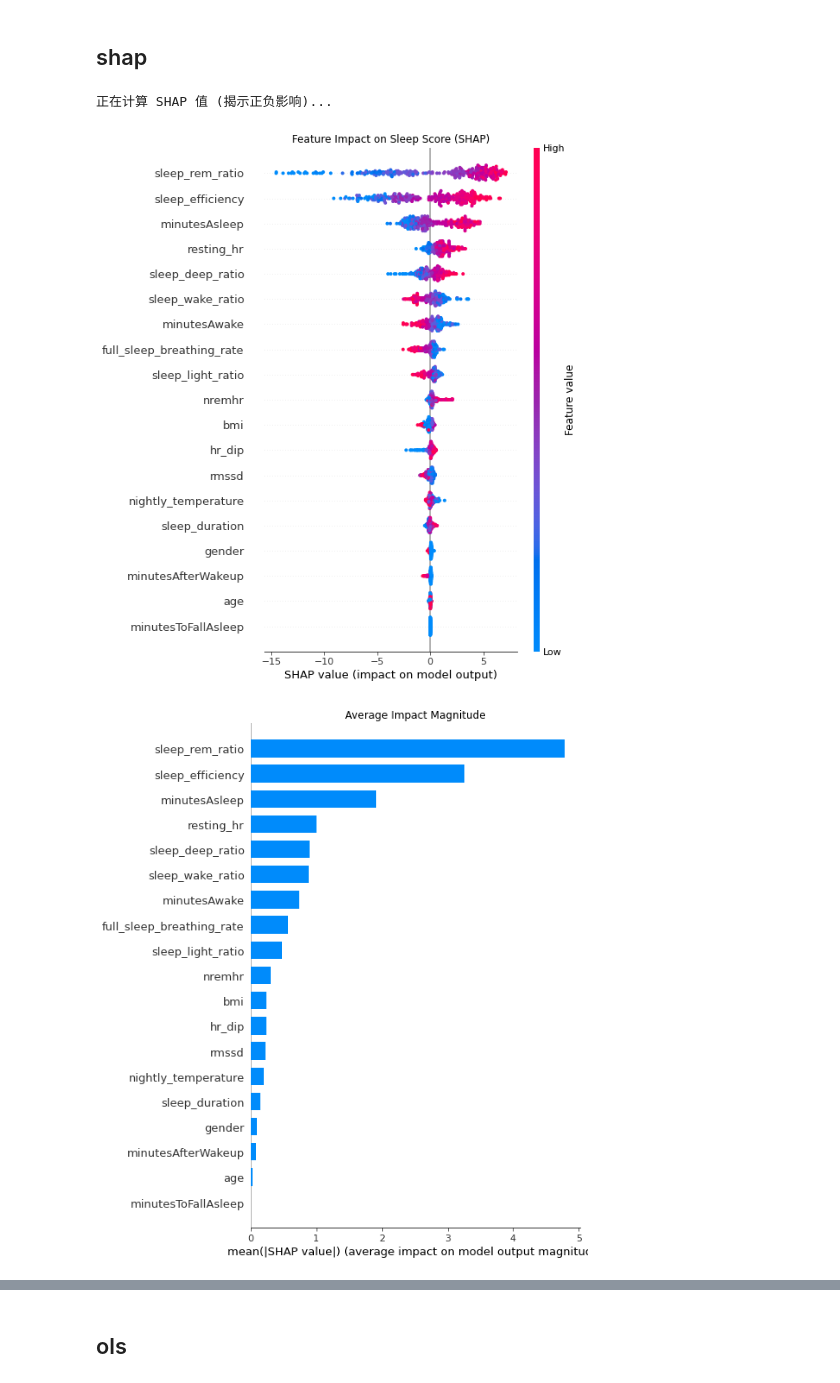
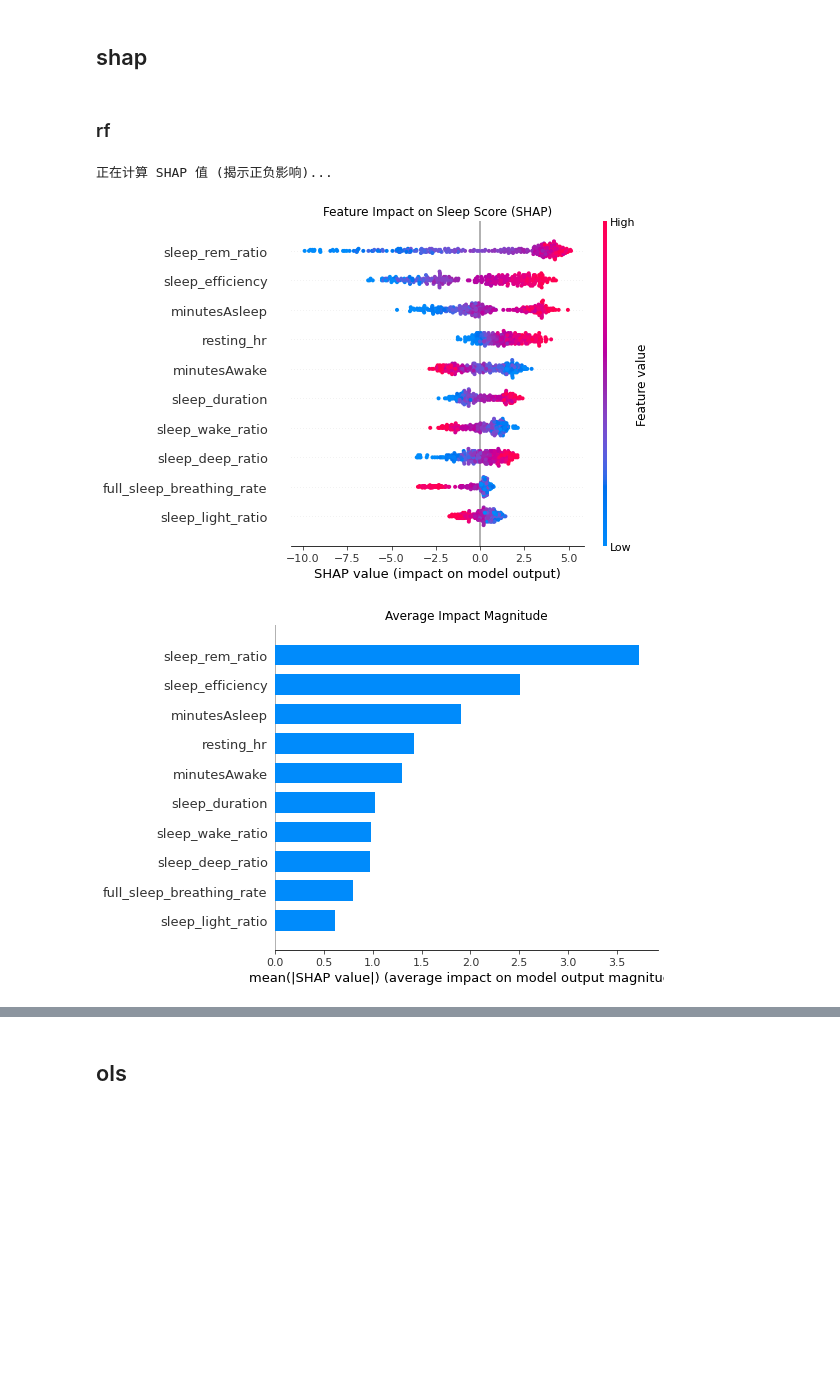
Before and after one commit to Physics-Lee/lifesnaps, a Jupyter notebook: code/main.ipynb, the cells around one changed output, grey strips where cells are left out. Drawn from its saved outputs; the diff is of its cells as text; code cells hidden in the pictures; blank space fills up the shorter version.

```diff
--- a/code/main.ipynb
+++ b/code/main.ipynb
@@ -253,5 +316,3 @@ df_crack_copy = df_crack.copy()
-# %%
-df_crack = df_crack_copy
 # %%
 # 假设 df_crack 是你现在的 DataFrame
 
@@ -295,5 +356,8 @@ bmi                          float64
 id                            object
 hr_dip                       float64
 dtype: object
+# %%
+# only preserve minutesAwake minutesAsleep sleep_light_ratio sleep_duration sleep_rem_ratio sleep_efficiency resting_hr sleep_deep_ratio sleep_wake_ratio full_sleep_breathing_rate
+df_crack = df_crack[['id','minutesAwake', 'minutesAsleep', 'sleep_light_ratio', 'sleep_duration', 'sleep_rem_ratio', 'sleep_efficiency', 'resting_hr', 'sleep_deep_ratio', 'sleep_wake_ratio', 'full_sleep_breathing_rate', 'sleep_points_percentage']]
 # %% [markdown]
 # Split
@@ -369,2 +429,21 @@ print(X_train.columns.tolist())
+# %%
+# 4. 标准化 (Standardization) —— 关键步骤！
+scaler = StandardScaler()
+
+# 注意：要在 Train 上 fit，然后 transform 到 Train 和 Test
+# 千万不要把 Test 里的信息泄露给 Scaler (不要 fit_transform 整个 X)
+X_train_scaled = scaler.fit_transform(X_train)
+X_test_scaled = scaler.transform(X_test)
+
+# 5. 把它们变回 DataFrame (可选，为了保留列名方便看重要性)
+X_train = pd.DataFrame(X_train_scaled, columns=X_train.columns)
+X_test = pd.DataFrame(X_test_scaled, columns=X_test.columns)
+# %%
+# ==========================================
+# 关键修复步骤：重置索引
+# ==========================================
+# drop=True 防止旧的索引变成新的一列特征
+X_train = X_train.reset_index(drop=True)
+y_train = y_train.reset_index(drop=True)
 # %% [markdown]
 # Train - Test
@@ -617,30 +1120,32 @@ print(perm_df.head(10))
 # %% [markdown]
 ## shap
+# %% [markdown]
+### rf
 # %%
 # ==========================================
 # 2. SHAP 值分析 (最直观的可视化)
 # ==========================================
 print("\n正在计算 SHAP 值 (揭示正负影响)...")
 
 # 创建解释器
-explainer = shap.TreeExplainer(rf)
+explainer = shap.TreeExplainer(best_rf)
 shap_values = explainer.shap_values(X_test)
 
 # 1. 总结图 (Beeswarm Plot)
 # 这张图最厉害：
 # - 颜色代表特征数值大小 (红高蓝低)
 # - X轴代表对分数的影响 (右边是加分，左边是减分)
 plt.figure(figsize=(10, 8))
 plt.title("Feature Impact on Sleep Score (SHAP)")
 shap.summary_plot(shap_values, X_test, show=False)
 plt.show()
 
 # 2. 柱状图 (平均绝对影响)
 plt.figure(figsize=(10, 8))
 plt.title("Average Impact Magnitude")
 shap.summary_plot(shap_values, X_test, plot_type="bar", show=False)
 plt.show()
 # %% [output]
 正在计算 SHAP 值 (揭示正负影响)...
-[figure, old version]
+[figure, new version]
-[figure, old version]
+[figure, new version]
```
Also changed, not shown: parts of 52 cells of this notebook.
